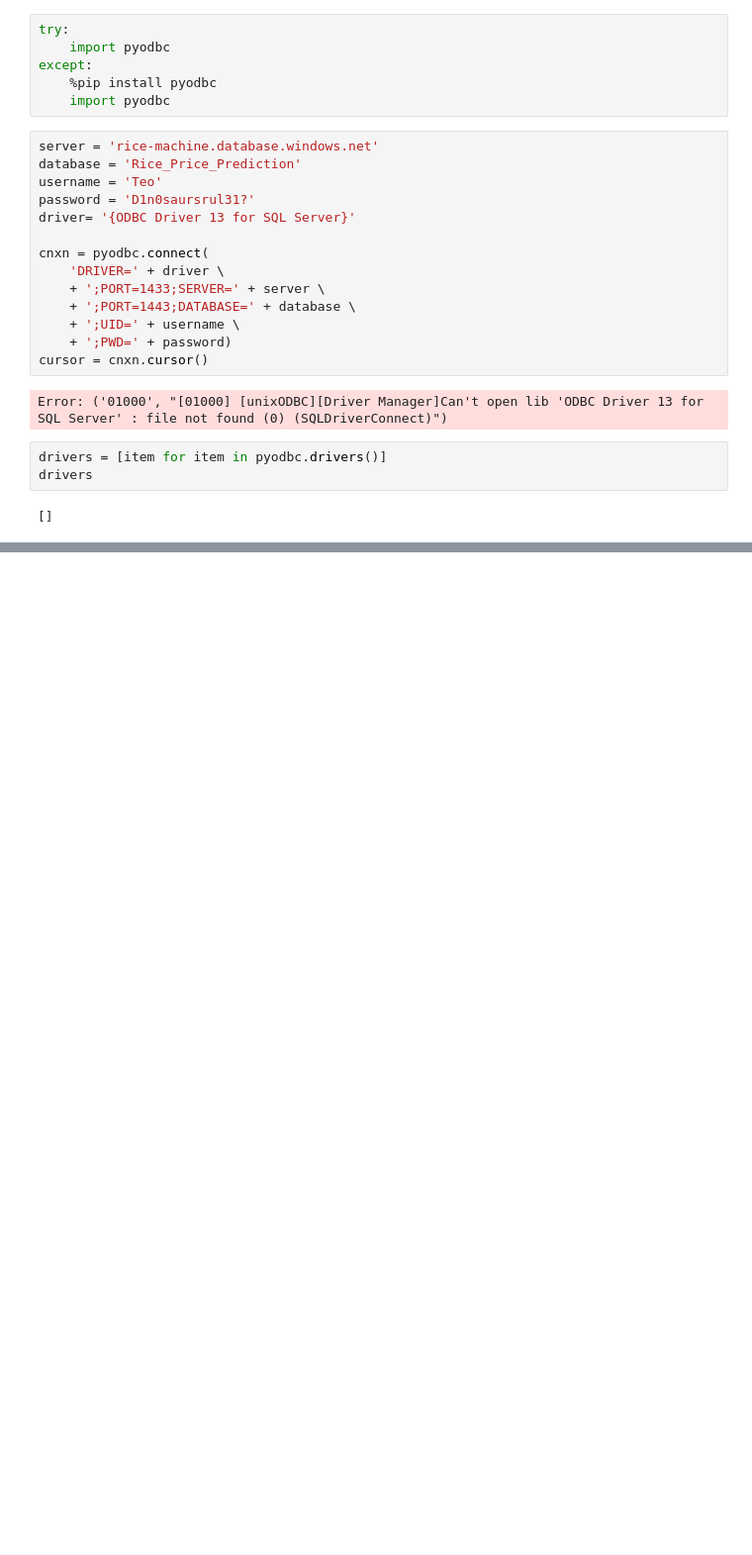
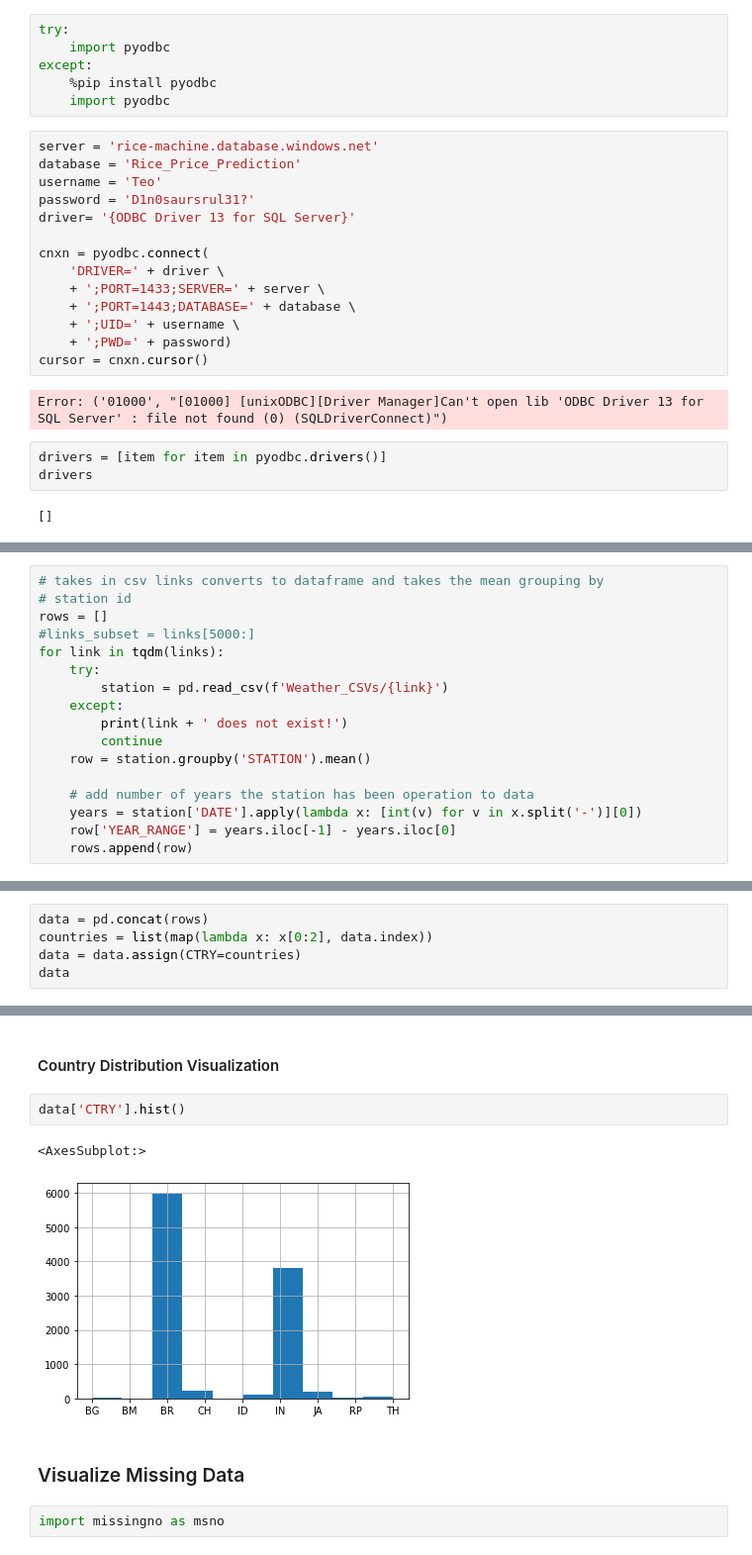
Before and after one commit to MatteoPerona/Rough_rice_prediction, a Jupyter notebook: Data/ Data.ipynb, the cells around one changed output, grey strips where cells are left out. Shown: that part at 99% size. Saved outputs shown, nothing was run; the diff lists cells and outputs as text; blank space fills up the shorter version.

```diff
--- a/Data/ Data.ipynb
+++ b/Data/ Data.ipynb
@@ -117,0 +125,17 @@ drivers
+# %%
+# takes in csv links converts to dataframe and takes the mean grouping by
+# station id
+rows = []
+#links_subset = links[5000:]
+for link in tqdm(links):
+    try:
+        station = pd.read_csv(f'Weather_CSVs/{link}')
+    except:
+        print(link + ' does not exist!')
+        continue
+    row = station.groupby('STATION').mean()
+
+    # add number of years the station has been operation to data
+    years = station['DATE'].apply(lambda x: [int(v) for v in x.split('-')][0])
+    row['YEAR_RANGE'] = years.iloc[-1] - years.iloc[0]
+    rows.append(row)
@@ -117,0 +161,5 @@ drivers
+# %%
+data = pd.concat(rows)
+countries = list(map(lambda x: x[0:2], data.index))
+data = data.assign(CTRY=countries)
+data
@@ -117,0 +181,11 @@ drivers
+# %% [markdown]
+#### Country Distribution Visualization
+# %%
+data['CTRY'].hist()
+# %% [output]
+<AxesSubplot:>
+[figure, added]
+# %% [markdown]
+### Visualize Missing Data
+# %%
+import missingno as msno
```
Also changed, not shown: parts of 24 cells of this notebook, 2 other files.
